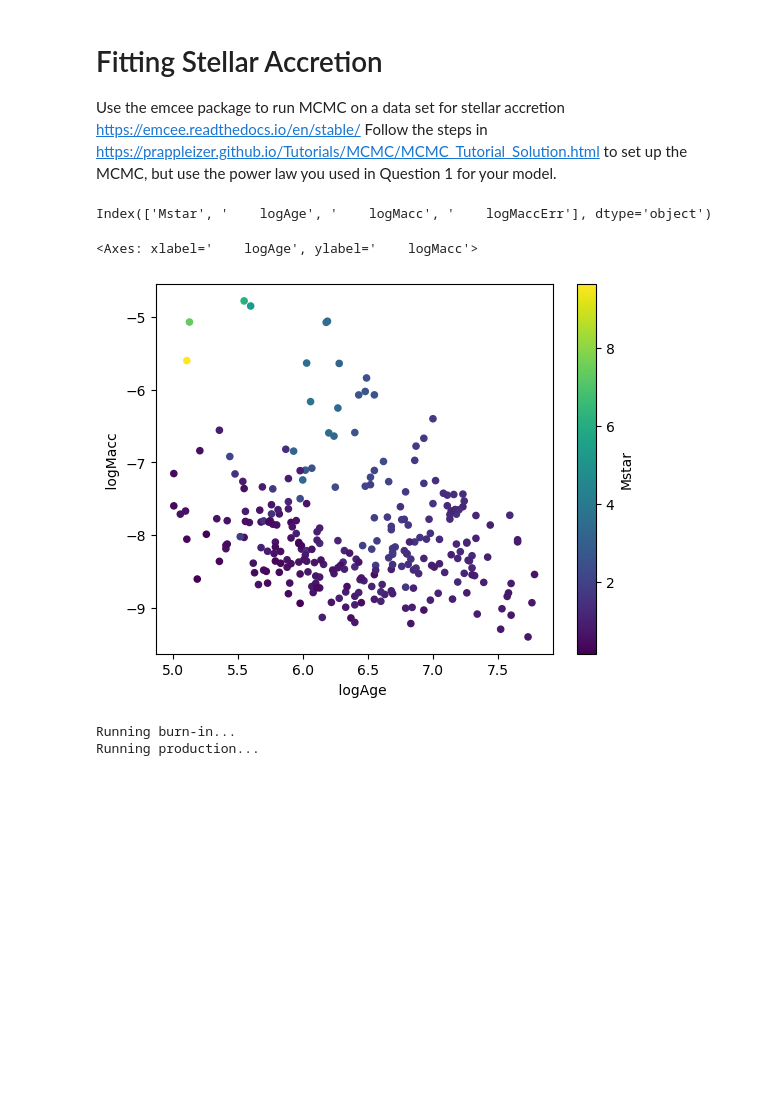
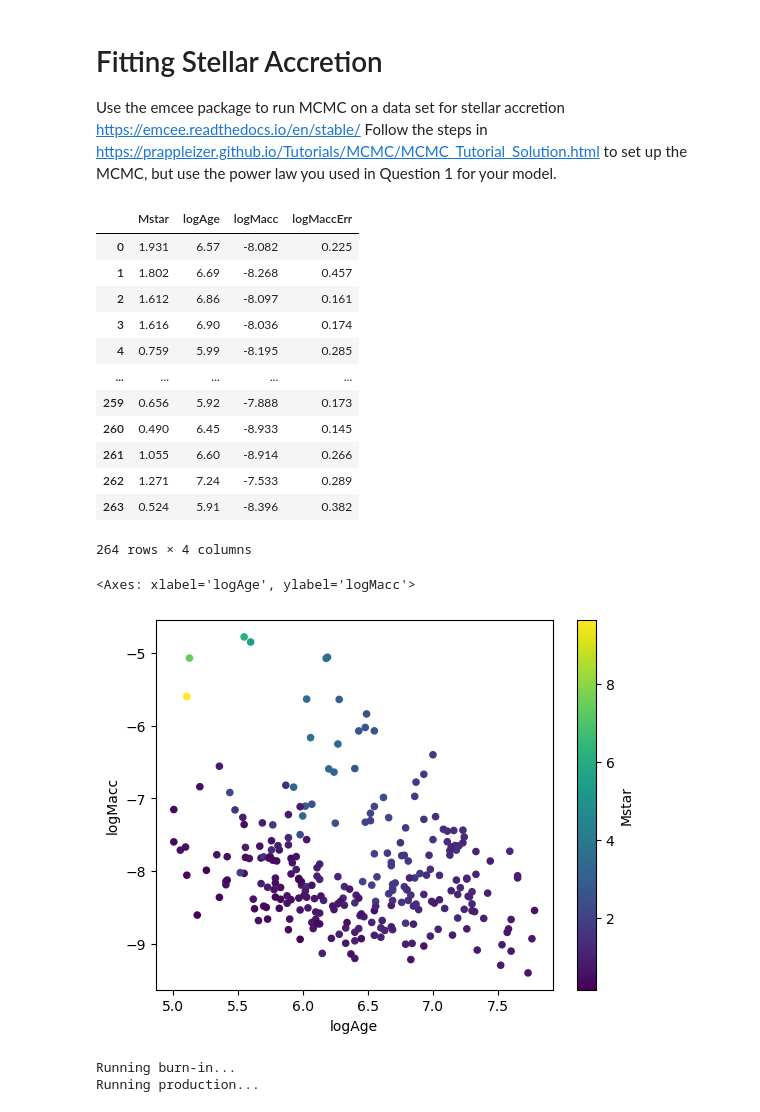
Before and after one commit to kparrine/MCMC_Project, a Jupyter notebook: Answer_Key.ipynb, the cells around one changed output. Drawn from its saved outputs; the diff is of its cells as text; code cells hidden in the pictures; blank space fills up the shorter version.

```diff
--- a/Answer_Key.ipynb
+++ b/Answer_Key.ipynb
@@ -448,14 +448,27 @@ import pandas as pd
 import numpy as np
 # %%
 df = pd.read_table('/Users/juliabrouwer/Classes/Comp_Phys_and_Astrophys/MCMC_Project/Stellar_Data.txt')
-print(df.columns)
+df.columns = df.columns.str.strip()
+df
 # %% [output]
+|  | Mstar | logAge | logMacc | logMaccErr |
+| 0 | 1.931 | 6.57 | -8.082 | 0.225 |
+| 1 | 1.802 | 6.69 | -8.268 | 0.457 |
+| 2 | 1.612 | 6.86 | -8.097 | 0.161 |
+| 3 | 1.616 | 6.90 | -8.036 | 0.174 |
+| 4 | 0.759 | 5.99 | -8.195 | 0.285 |
+| ... | ... | ... | ... | ... |
+| 259 | 0.656 | 5.92 | -7.888 | 0.173 |
+| 260 | 0.490 | 6.45 | -8.933 | 0.145 |
+| 261 | 1.055 | 6.60 | -8.914 | 0.266 |
+| 262 | 1.271 | 7.24 | -7.533 | 0.289 |
+| 263 | 0.524 | 5.91 | -8.396 | 0.382 |
-Index(['Mstar', '    logAge', '    logMacc', '    logMaccErr'], dtype='object')
+264 rows × 4 columns
 # %%
-df.plot.scatter(x = '    logAge', y = '    logMacc', c = 'Mstar', colormap='viridis')
+df.plot.scatter(x = 'logAge', y = 'logMacc', c = 'Mstar', colormap='viridis')
 # %% [output]
-<Axes: xlabel='    logAge', ylabel='    logMacc'>
+<Axes: xlabel='logAge', ylabel='logMacc'>
-[figure, old version]
+[figure, new version]
 # %%
 #defining power law model
 def model(theta, x):
```
Also changed, not shown: parts of 3 cells of this notebook.
